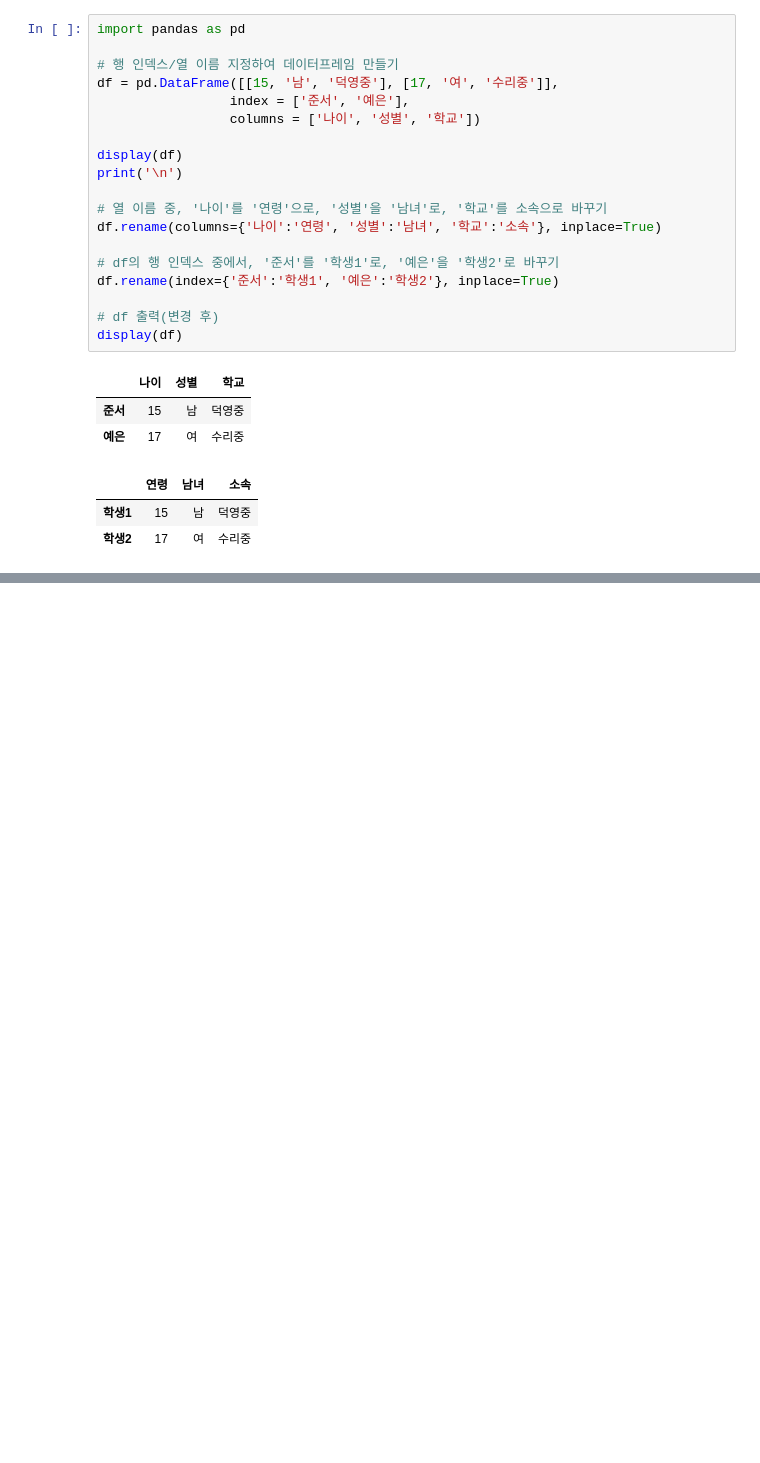
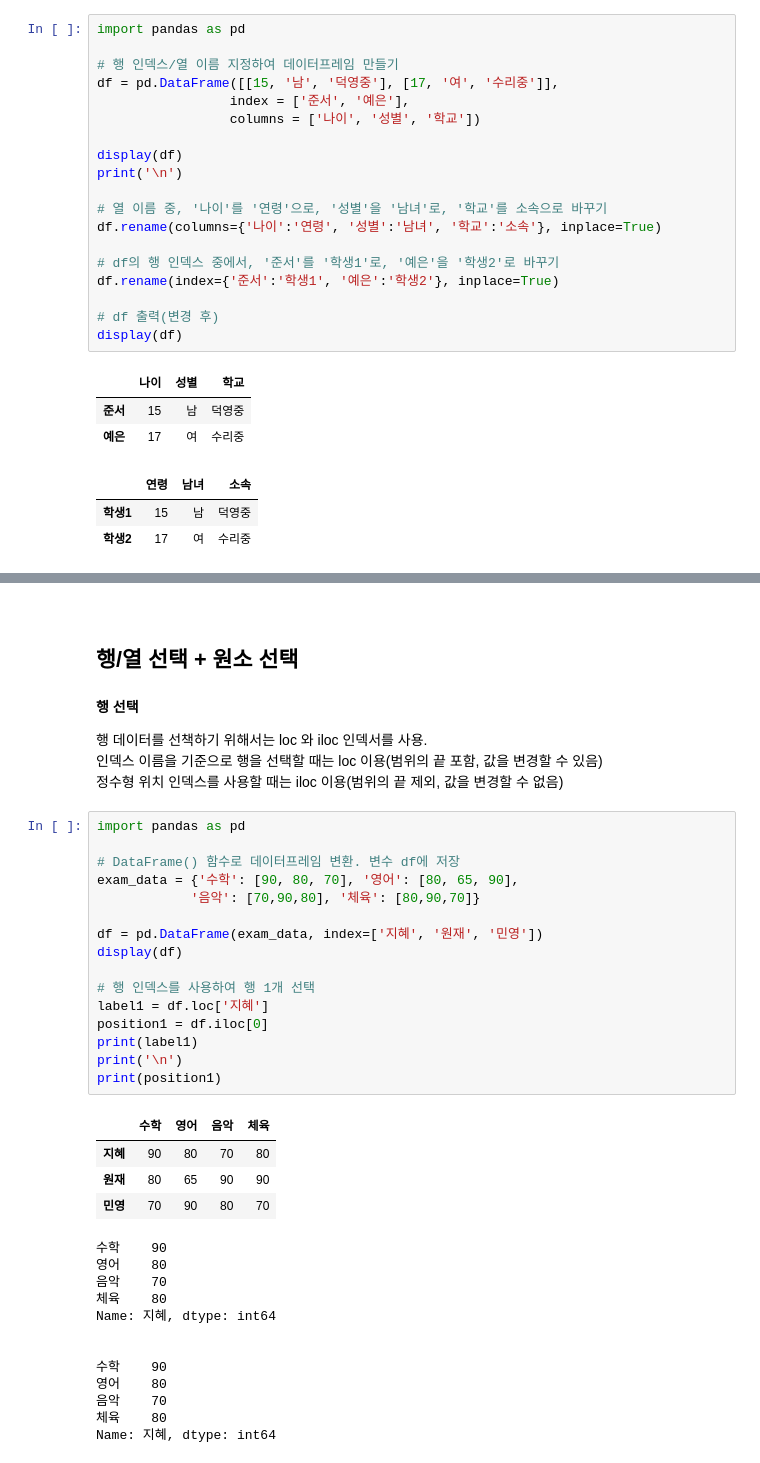
Before and after one commit to Lia-97/2021_TIL, a Jupyter notebook: pandas/판다스 입문.ipynb, the cells around one changed output, grey strips where cells are left out. Saved outputs shown, nothing was run; the diff lists cells and outputs as text; blank space fills up the shorter version.

```diff
--- a/pandas/판다스 입문.ipynb
+++ b/pandas/판다스 입문.ipynb
@@ -111,0 +205,43 @@ display(df)
+# %% [markdown]
+<br>
+
+## 행/열 선택 + 원소 선택
+# %% [markdown]
+**행 선택**
+
+행 데이터를 선책하기 위해서는 loc 와 iloc 인덱서를 사용.<br>
+인덱스 이름을 기준으로 행을 선택할 때는 loc 이용(범위의 끝 포함, 값을 변경할 수 있음)<br>
+정수형 위치 인덱스를 사용할 때는 iloc 이용(범위의 끝 제외, 값을 변경할 수 없음)<br>
+# %%
+import pandas as pd
+
+# DataFrame() 함수로 데이터프레임 변환. 변수 df에 저장
+exam_data = {'수학': [90, 80, 70], '영어': [80, 65, 90],
+            '음악': [70,90,80], '체육': [80,90,70]}
+
+df = pd.DataFrame(exam_data, index=['지혜', '원재', '민영'])
+display(df)
+
+# 행 인덱스를 사용하여 행 1개 선택
+label1 = df.loc['지혜']
+position1 = df.iloc[0]
+print(label1)
+print('\n')
+print(position1)
+# %% [output]
+|  | 수학 | 영어 | 음악 | 체육 |
+| 지혜 | 90 | 80 | 70 | 80 |
+| 원재 | 80 | 65 | 90 | 90 |
+| 민영 | 70 | 90 | 80 | 70 |
+수학    90
+영어    80
+음악    70
+체육    80
+Name: 지혜, dtype: int64
+
+
+수학    90
+영어    80
+음악    70
+체육    80
+Name: 지혜, dtype: int64
```
Also changed, not shown: parts of 17 cells of this notebook, 1 other file.
